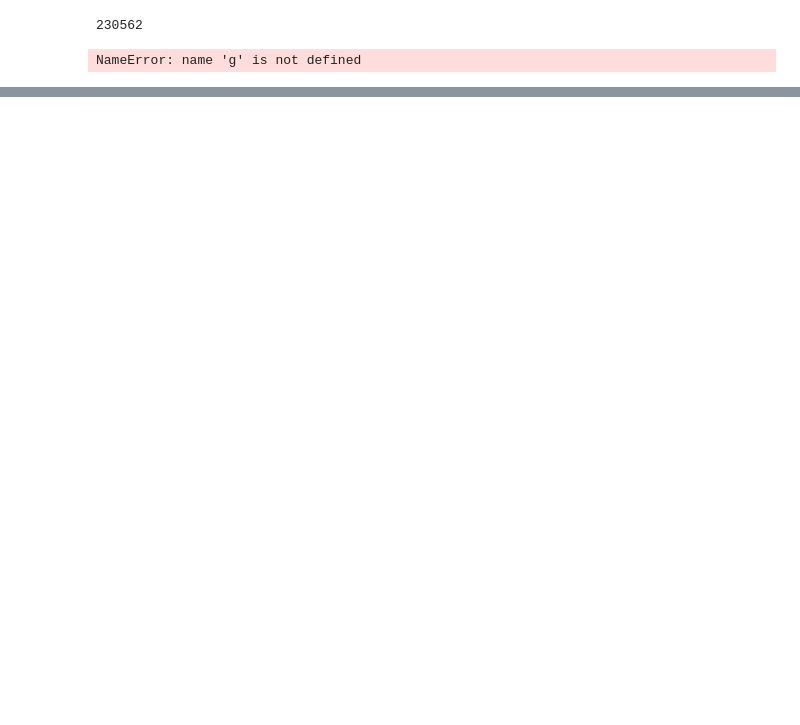
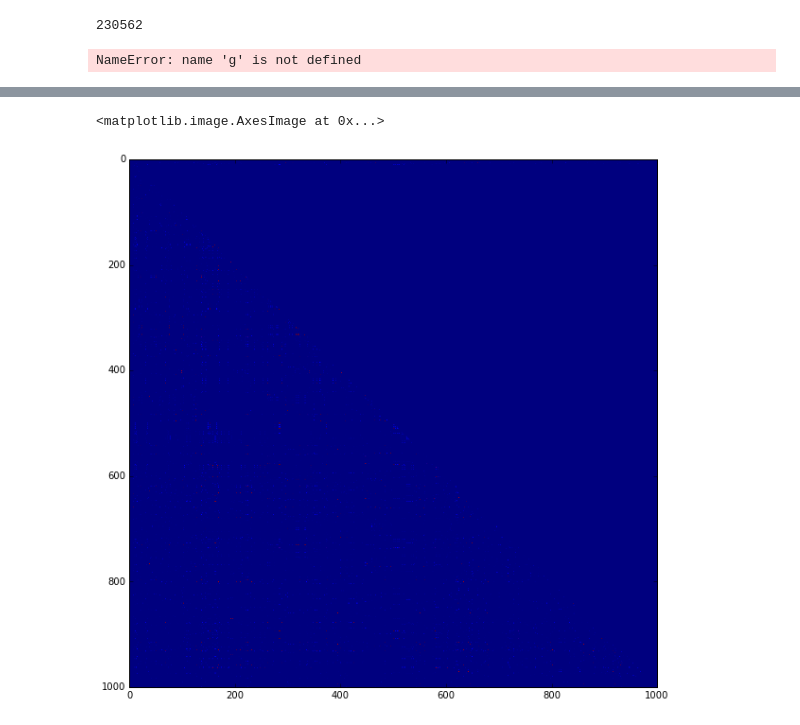
Before and after one commit to Markusli/text_algorithms, a Jupyter notebook: Untitled.ipynb, the cells around one changed output, grey strips where cells are left out. Saved outputs shown, nothing was run; the diff lists cells and outputs as text; code cells hidden in the pictures; blank space fills up the shorter version.

```diff
--- a/Untitled.ipynb
+++ b/Untitled.ipynb
@@ -386,5 +347,0 @@ individuals[0].fitness
-# %%
-parallel(delayed(modifications)(c1,c2) for c1, c2 in zip(individuals[::2],individuals[1::2]))
-
-for i in individuals:
-    print(i.feature)
@@ -401,0 +382,13 @@ for i in individuals:
+# %%
+edge_dict = {}
+for i in range(len(individuals)):
+    edge_dict[i] = get_edges(individuals[i],root,0)
+# %%
+import itertools as it
+M = np.zeros([len(individuals),len(individuals)])
+
+for i1,i2 in it.combinations(individuals,2):
+    i = individuals.index(i1)
+    j = individuals.index(i2)
+    print(i,j)
+    M[i,j] = len(edge_dict[i].intersection(edge_dict[j]))
@@ -401,0 +414,12 @@ for i in individuals:
+# %%
+for i in range(len(individuals)):
+    for j in range(i):
+        M[i,j] = len(edge_dict[i].intersection(edge_dict[j]))
+# %%
+import matplotlib.pyplot as plt
+
+plt.figure(figsize=[10,10])
+plt.imshow(M)
+# %% [output]
+<matplotlib.image.AxesImage at 0x...>
+[figure, added]
```
Also changed, not shown: parts of 10 cells of this notebook.
